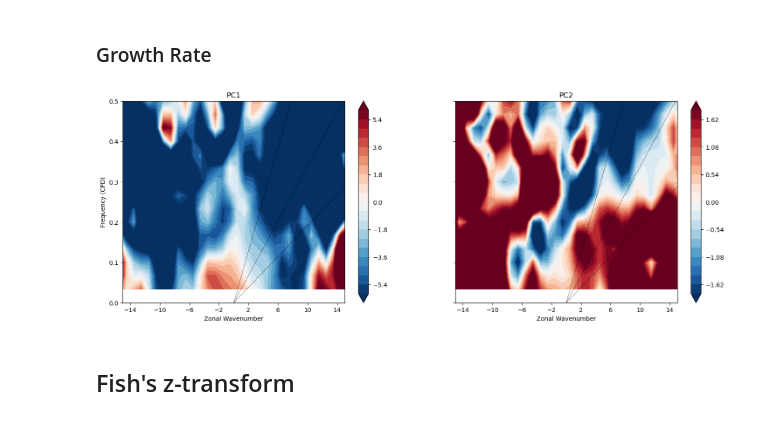
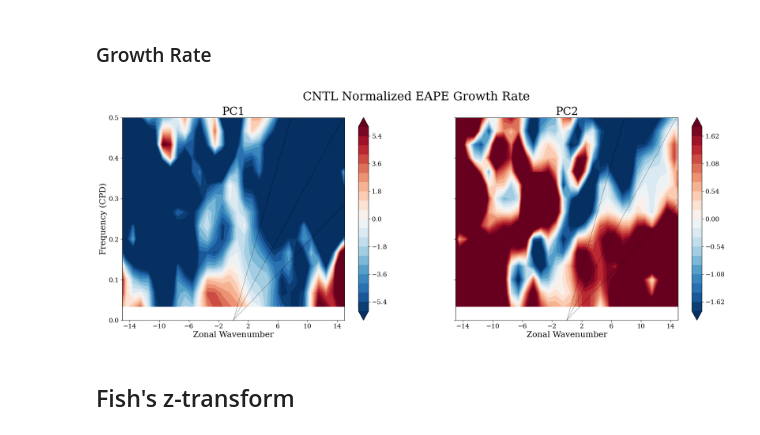
Before and after one commit to JOsephKan/2024_Research, a Jupyter notebook: MPAS/GrowthRate/GR_com_CNTL.ipynb, the cells around one changed output. Drawn from its saved outputs; the diff is of its cells as text; code cells hidden in the pictures.

Commit message:
new growth rate image

```diff
--- a/MPAS/GrowthRate/GR_com_CNTL.ipynb
+++ b/MPAS/GrowthRate/GR_com_CNTL.ipynb
@@ -168,35 +168,46 @@ wnm, frm = np.meshgrid(wn, fr)
 # %%
 fr_ana, wn_ana = th.genDispersionCurves(Ahe=[90, 25, 8])
 
-fig, ax = plt.subplots(1, 2, figsize=(18, 6), sharey=True)
+plt.rcParams.update({
+    'font.family': 'serif',
+    'font.size': 14,
+    'figure.titlesize': 26,
+    'axes.labelsize': 18,
+    'axes.titlesize': 24,
+})
+
+fig, ax = plt.subplots(1, 2, figsize=(24, 8), sharey=True)
 c1 = ax[0].contourf(wnm, frm, sigma['pc1'], levels=np.linspace(-6, 6, 21), cmap='RdBu_r', extend='both')
 ax[0].plot(wn_ana[4, 0, :], fr_ana[4, 0, :], 'k', linewidth=0.5, linestyle='--')
 ax[0].plot(wn_ana[4, 1, :], fr_ana[4, 1, :], 'k', linewidth=0.5, linestyle='--')
 ax[0].plot(wn_ana[4, 2, :], fr_ana[4, 2, :], 'k', linewidth=0.5, linestyle='--')
 ax[0].set_xticks(np.linspace(-14, 14, 8))
 ax[0].set_yticks(np.linspace(0, 0.5, 6))
 ax[0].set_xlim(-15, 15)
 ax[0].set_ylim(0, 1/2)
 ax[0].set_xlabel('Zonal Wavenumber')
 ax[0].set_ylabel('Frequency (CPD)')
 ax[0].set_title('PC1')
 plt.colorbar(c1, ax=ax[0])
 
 c2 = ax[1].contourf(wnm, frm, sigma['pc2'], levels=np.linspace(-1.8, 1.8, 21), cmap='RdBu_r', extend='both')
 ax[1].plot(wn_ana[4, 0, :], fr_ana[4, 0, :], 'k', linewidth=0.5, linestyle='--')
 ax[1].plot(wn_ana[4, 1, :], fr_ana[4, 1, :], 'k', linewidth=0.5, linestyle='--')
 ax[1].plot(wn_ana[4, 2, :], fr_ana[4, 2, :], 'k', linewidth=0.5, linestyle='--')
 ax[1].set_xticks(np.linspace(-14, 14, 8))
 ax[1].set_xlim(-15, 15)
 ax[1].set_ylim(0, 1/2)
 ax[1].set_xlabel('Zonal Wavenumber')
 ax[1].set_title('PC2')
 plt.colorbar(c2, ax=ax[1])
+
+plt.suptitle('CNTL Normalized EAPE Growth Rate ')
+
 plt.savefig('/home/b11209013/2024_Research/MPAS/GrowthRate/image/CNTL_gr.png', dpi=600)
 
 plt.show()
 # %% [output]
-[figure, old version]
+[figure, new version]
 # %% [markdown]
 ## Fish's z-transform
 # %% [markdown]
```
Also changed, not shown: parts of 1 cell of this notebook, 14 other files.
